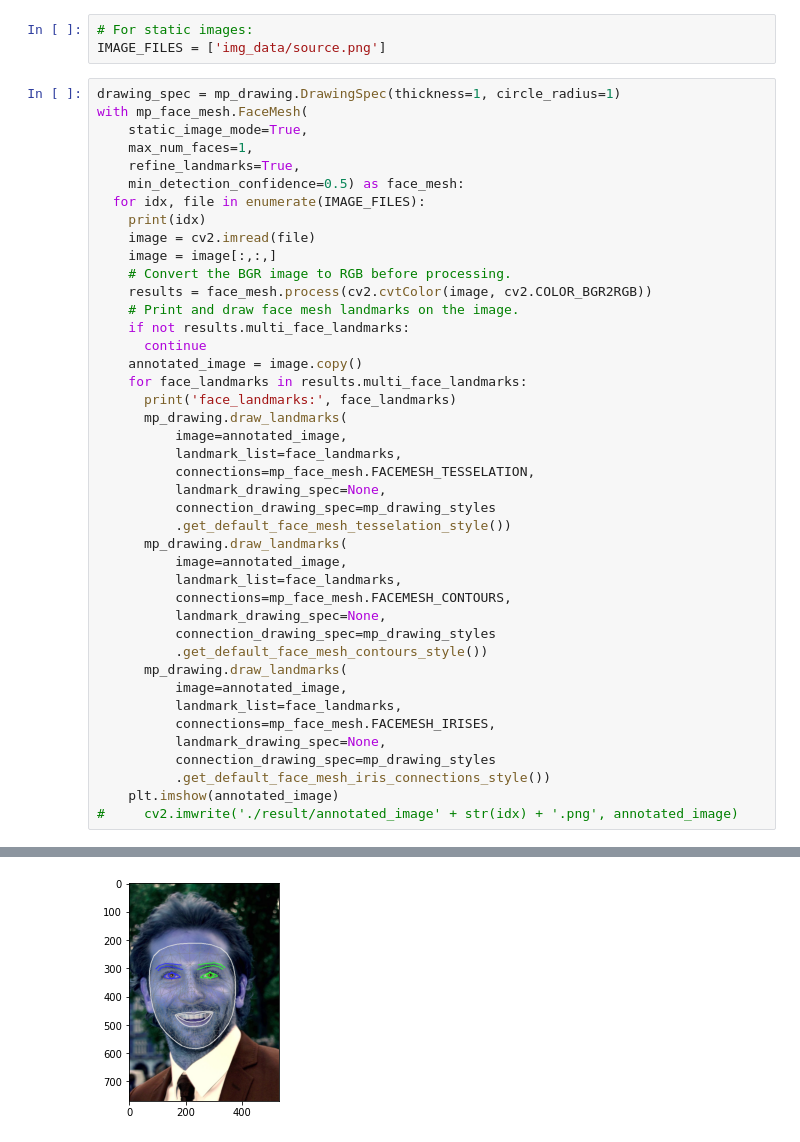
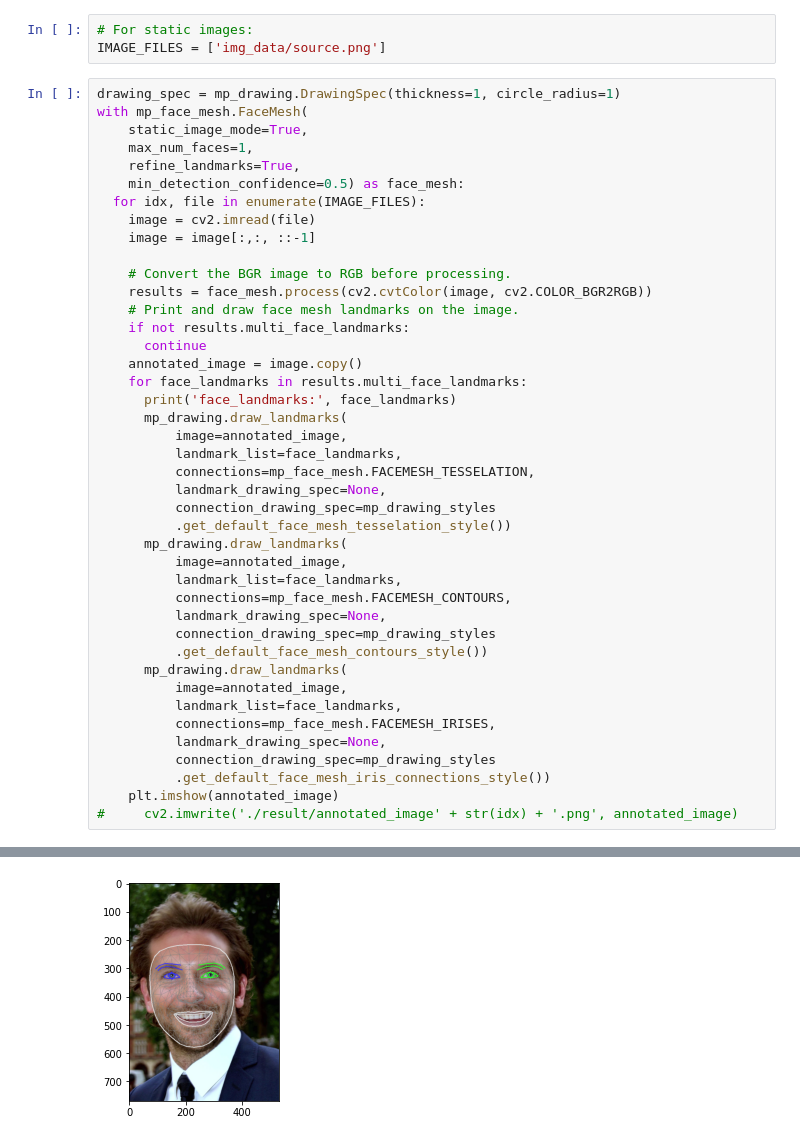
Before and after one commit to SWM13-EveryonePick/everyonepick-ai, a Jupyter notebook: Face Mesh Application using OpenCV and mediapipe.ipynb, the cells around one changed output, grey strips where cells are left out. Drawn from its saved outputs; the diff is of its cells as text.

```diff
--- a/Face Mesh Application using OpenCV and mediapipe.ipynb
+++ b/Face Mesh Application using OpenCV and mediapipe.ipynb
@@ -17,9 +17,9 @@ with mp_face_mesh.FaceMesh(
     refine_landmarks=True,
     min_detection_confidence=0.5) as face_mesh:
   for idx, file in enumerate(IMAGE_FILES):
-    print(idx)
     image = cv2.imread(file)
-    image = image[:,:,]
+    image = image[:,:, ::-1]
+
     # Convert the BGR image to RGB before processing.
     results = face_mesh.process(cv2.cvtColor(image, cv2.COLOR_BGR2RGB))
     # Print and draw face mesh landmarks on the image.
@@ -71,2 +71,2 @@ landmark {
 }
-[figure, old version]
+[figure, new version]
```
Also changed, not shown: parts of 1 cell of this notebook.
